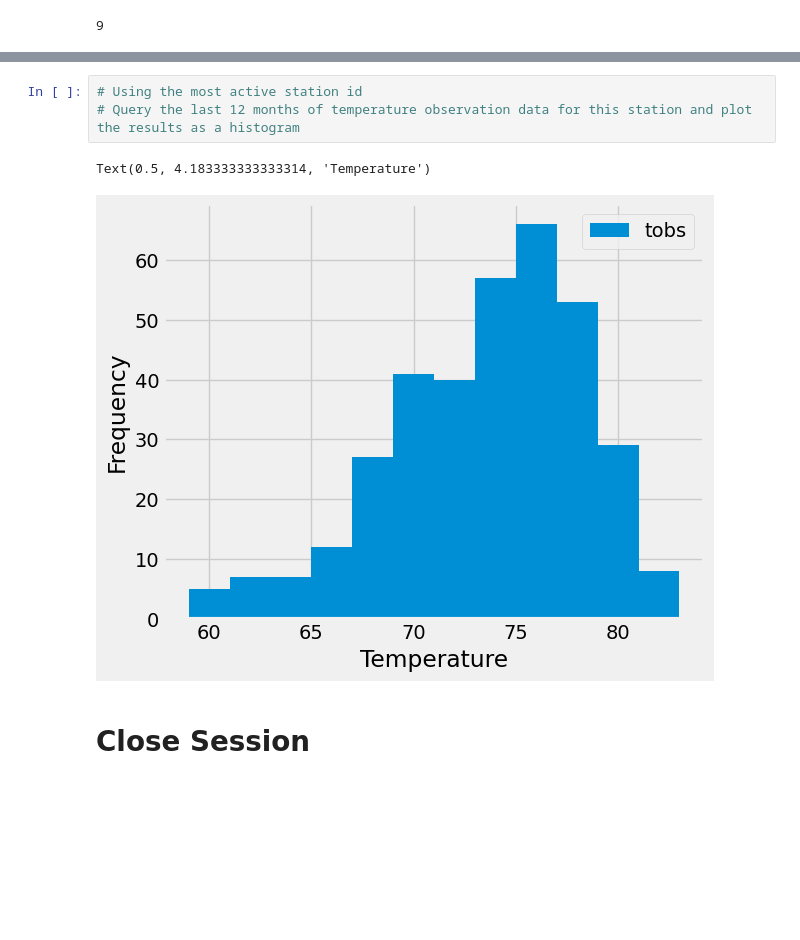
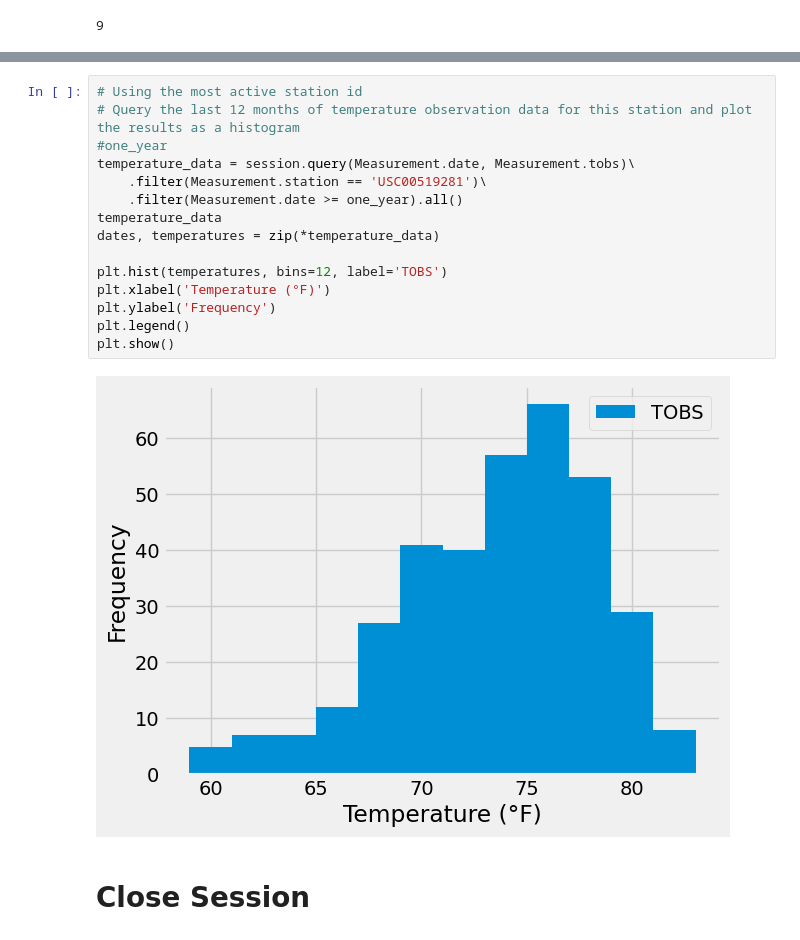
Before and after one commit to Thuwaiba2/sqlalchemy-challenge, a Jupyter notebook: SurfsUp/climate_starter.ipynb, the cells around one changed output, grey strips where cells are left out. Drawn from its saved outputs; the diff is of its cells as text; blank space fills up the shorter version.

```diff
--- a/SurfsUp/climate_starter.ipynb
+++ b/SurfsUp/climate_starter.ipynb
@@ -112,9 +122,20 @@ most_active_station
 # %%
 # Using the most active station id
 # Query the last 12 months of temperature observation data for this station and plot the results as a histogram
+#one_year
+temperature_data = session.query(Measurement.date, Measurement.tobs)\
+    .filter(Measurement.station == 'USC00519281')\
+    .filter(Measurement.date >= one_year).all()
+temperature_data
+dates, temperatures = zip(*temperature_data)
+
+plt.hist(temperatures, bins=12, label='TOBS')
+plt.xlabel('Temperature (°F)')
+plt.ylabel('Frequency')
+plt.legend()
+plt.show()
 # %% [output]
-Text(0.5, 4.183333333333314, 'Temperature')
-[figure, old version]
+[figure, new version]
 # %% [markdown]
 # Close Session
 # %%
```
Also changed, not shown: parts of 3 cells of this notebook.
